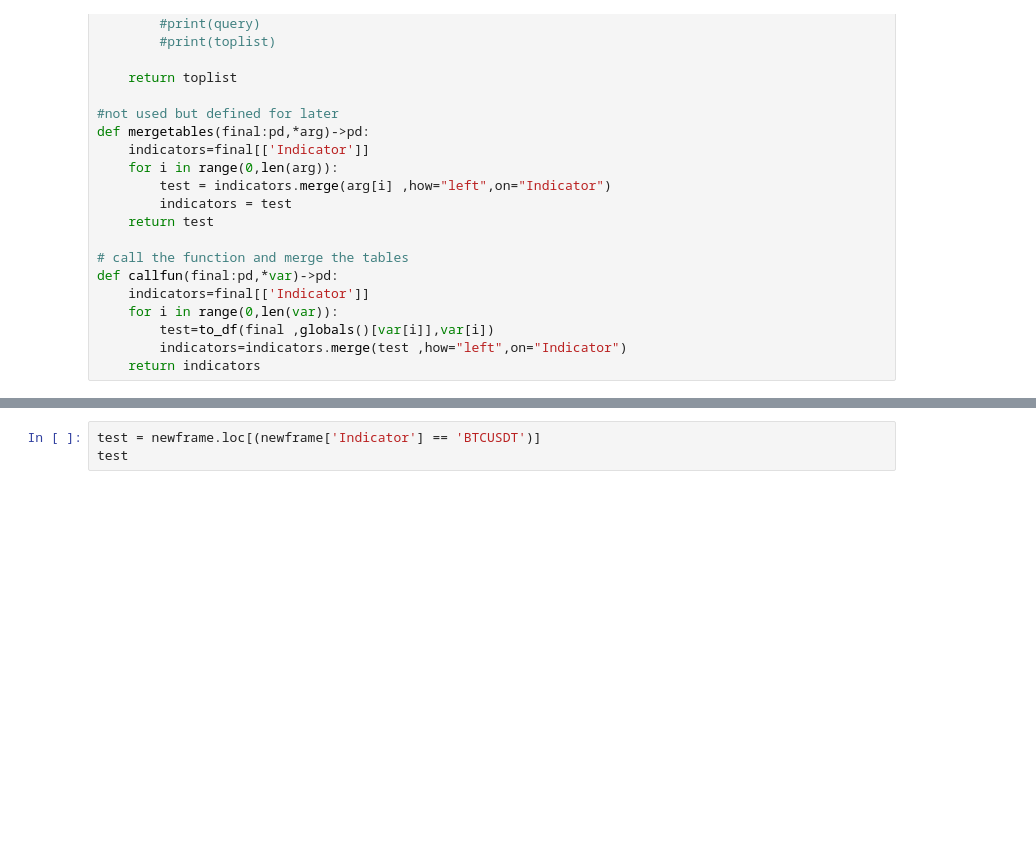
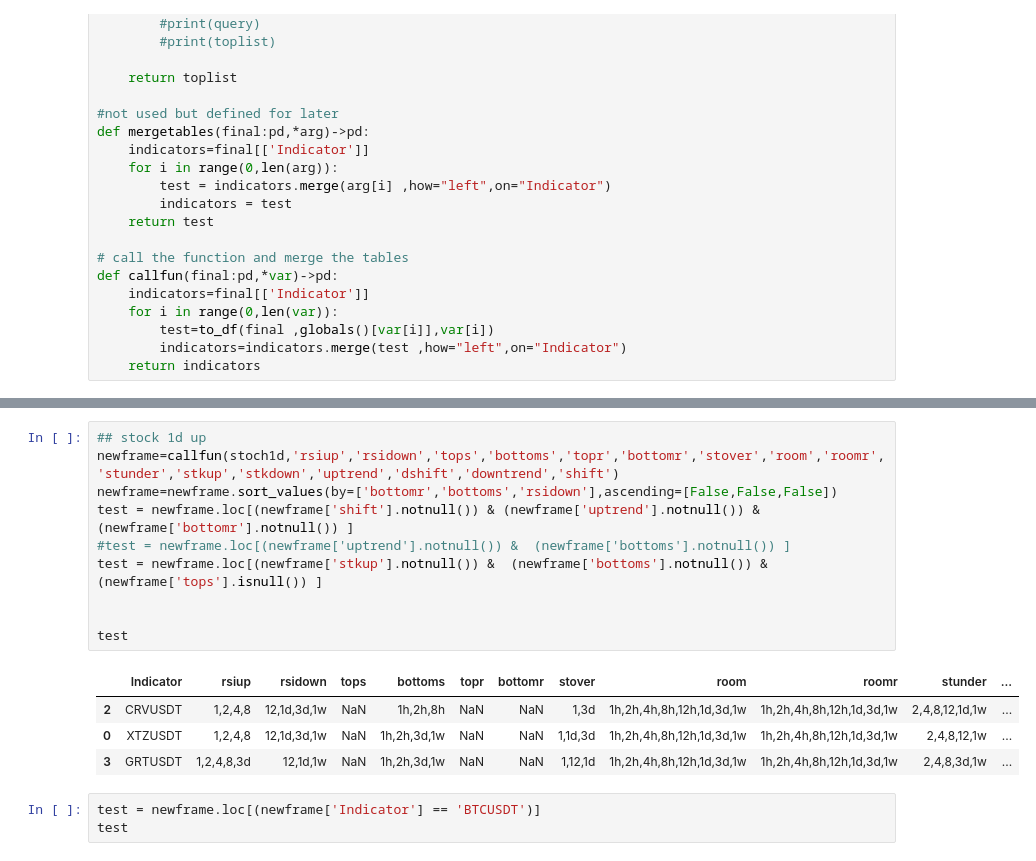
Before and after one commit to hjabbour/ML, a Jupyter notebook: STRSIMACDSMATOPBOTTOM-ML-Draft.ipynb, the cells around one changed output, grey strips where cells are left out. Drawn from its saved outputs; the diff is of its cells as text; blank space fills up the shorter version.

```diff
--- a/STRSIMACDSMATOPBOTTOM-ML-Draft.ipynb
+++ b/STRSIMACDSMATOPBOTTOM-ML-Draft.ipynb
@@ -1191,3 +1189,18 @@ test
+# %%
+## stock 1d up
+newframe=callfun(stoch1d,'rsiup','rsidown','tops','bottoms','topr','bottomr','stover','room','roomr','stunder','stkup','stkdown','uptrend','dshift','downtrend','shift')
+newframe=newframe.sort_values(by=['bottomr','bottoms','rsidown'],ascending=[False,False,False])
+test = newframe.loc[(newframe['shift'].notnull()) & (newframe['uptrend'].notnull()) &  (newframe['bottomr'].notnull()) ]
+#test = newframe.loc[(newframe['uptrend'].notnull()) &  (newframe['bottoms'].notnull()) ]
+test = newframe.loc[(newframe['stkup'].notnull()) &  (newframe['bottoms'].notnull()) & (newframe['tops'].isnull()) ]
+
+
+test
+# %% [output]
+|  | Indicator | rsiup | rsidown | tops | bottoms | topr | bottomr | stover | room | roomr | stunder | ... |
+| 2 | CRVUSDT | 1,2,4,8 | 12,1d,3d,1w | NaN | 1h,2h,8h | NaN | NaN | 1,3d | 1h,2h,4h,8h,12h,1d,3d,1w | 1h,2h,4h,8h,12h,1d,3d,1w | 2,4,8,12,1d,1w | ... |
+| 0 | XTZUSDT | 1,2,4,8 | 12,1d,3d,1w | NaN | 1h,2h,3d,1w | NaN | NaN | 1,1d,3d | 1h,2h,4h,8h,12h,1d,3d,1w | 1h,2h,4h,8h,12h,1d,3d,1w | 2,4,8,12,1w | ... |
+| 3 | GRTUSDT | 1,2,4,8,3d | 12,1d,1w | NaN | 1h,2h,3d,1w | NaN | NaN | 1,12,1d | 1h,2h,4h,8h,12h,1d,3d,1w | 1h,2h,4h,8h,12h,1d,3d,1w | 2,4,8,3d,1w | ... |
 # %%
 test = newframe.loc[(newframe['Indicator'] == 'BTCUSDT')]
 test
```
Also changed, not shown: parts of 43 cells of this notebook.
